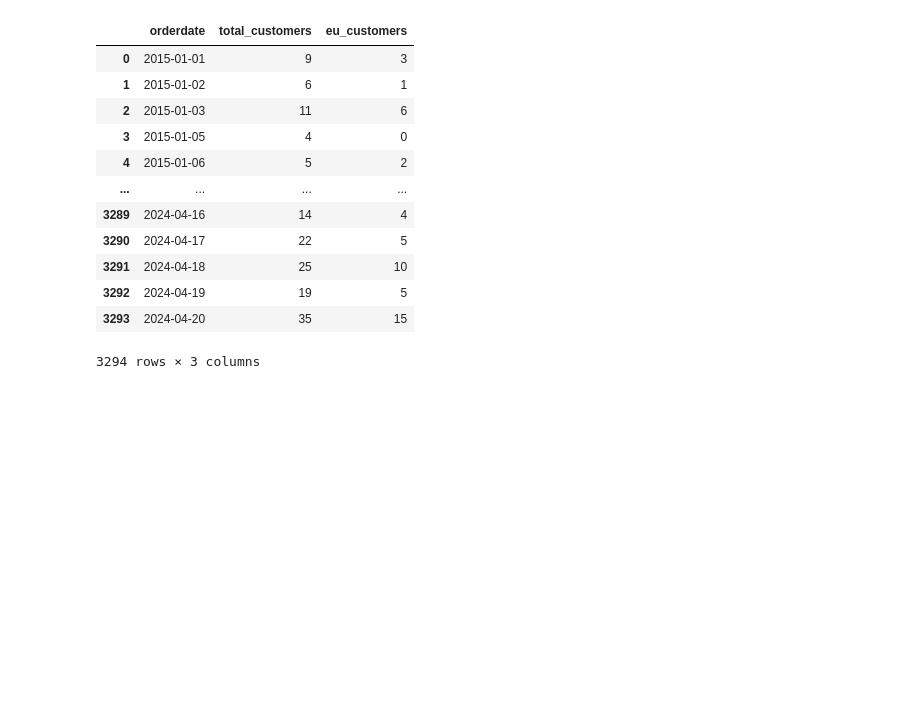
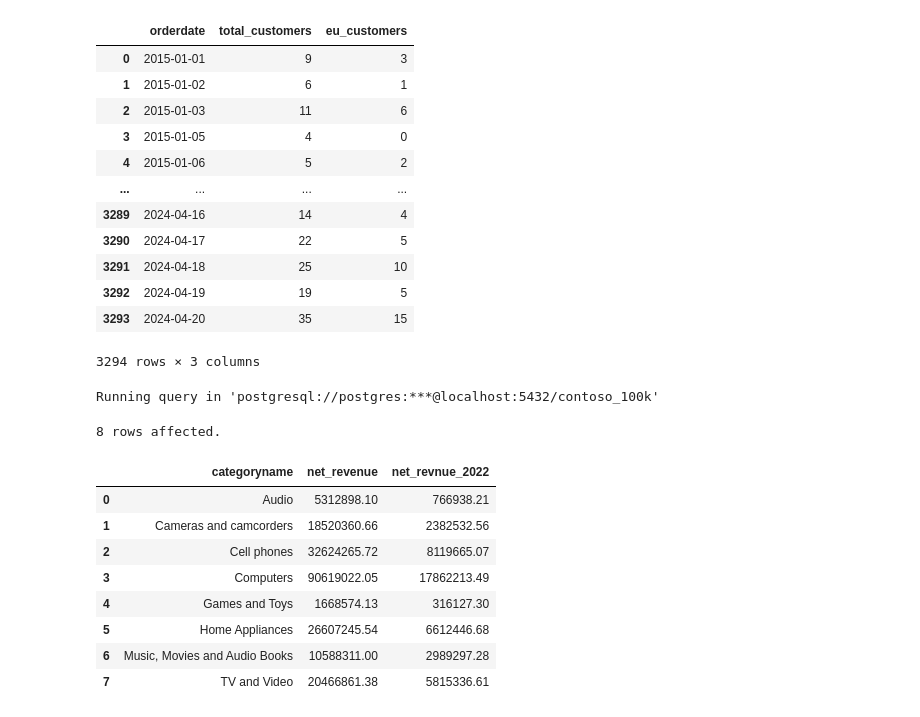
Before and after one commit to ew-alt/Data-anylatics, a Jupyter notebook: Resources/Blank_SQL_Notebook.ipynb, the cells around one changed output. Cells and saved outputs as stored; diff of their text form; code cells hidden in the pictures; blank space fills up the shorter version.

```diff
--- a/Resources/Blank_SQL_Notebook.ipynb
+++ b/Resources/Blank_SQL_Notebook.ipynb
@@ -265,3 +265,29 @@ Running query in 'postgresql://postgres:***@localhost:5432/contoso_100k'
 | 3292 | 2024-04-19 | 19 | 5 |
 | 3293 | 2024-04-20 | 35 | 15 |
 3294 rows × 3 columns
+# %%
+%%sql
+
+SELECT
+  p.categoryname,
+  SUM(s.quantity * s.exchangerate * s.netprice) AS net_revenue,
+  SUM(CASE WHEN s.orderdate BETWEEN '2022-01-01' AND '2022-12-31; THEN s.quantity * s.exchangerate * s.netprice Else 0 END) AS net_revnue_2022
+FROM
+  sales s
+LEFT JOIN product p ON s.productkey = p.productkey
+GROUP BY
+  p.categoryname
+ORDER BY
+  p.categoryname
+# %% [output]
+Running query in 'postgresql://postgres:***@localhost:5432/contoso_100k'
+8 rows affected.
+|  | categoryname | net_revenue | net_revnue_2022 |
+| 0 | Audio | 5312898.10 | 766938.21 |
+| 1 | Cameras and camcorders | 18520360.66 | 2382532.56 |
+| 2 | Cell phones | 32624265.72 | 8119665.07 |
+| 3 | Computers | 90619022.05 | 17862213.49 |
+| 4 | Games and Toys | 1668574.13 | 316127.30 |
+| 5 | Home Appliances | 26607245.54 | 6612446.68 |
+| 6 | Music, Movies and Audio Books | 10588311.00 | 2989297.28 |
+| 7 | TV and Video | 20466861.38 | 5815336.61 |
```
Also changed, not shown: parts of 1 cell of this notebook.
